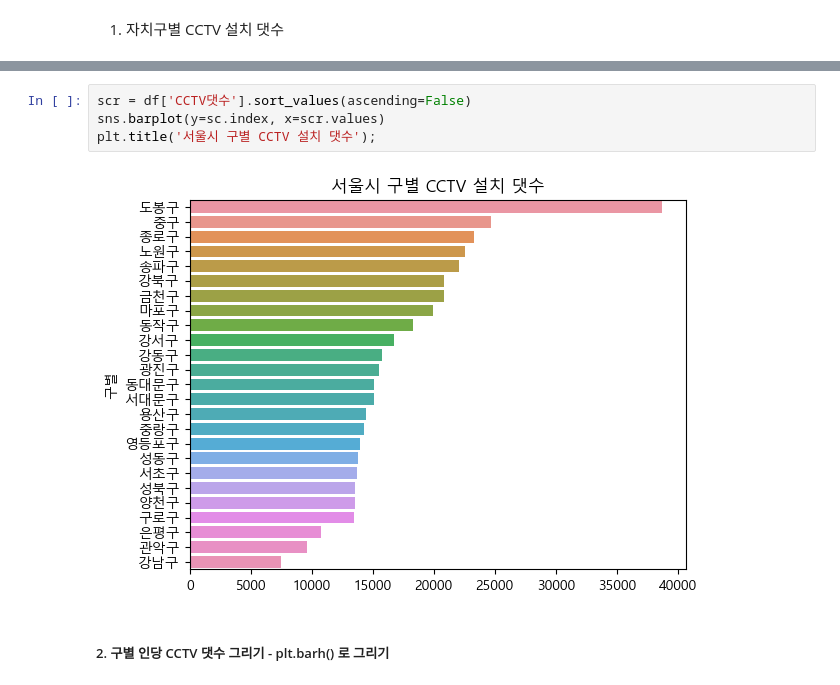
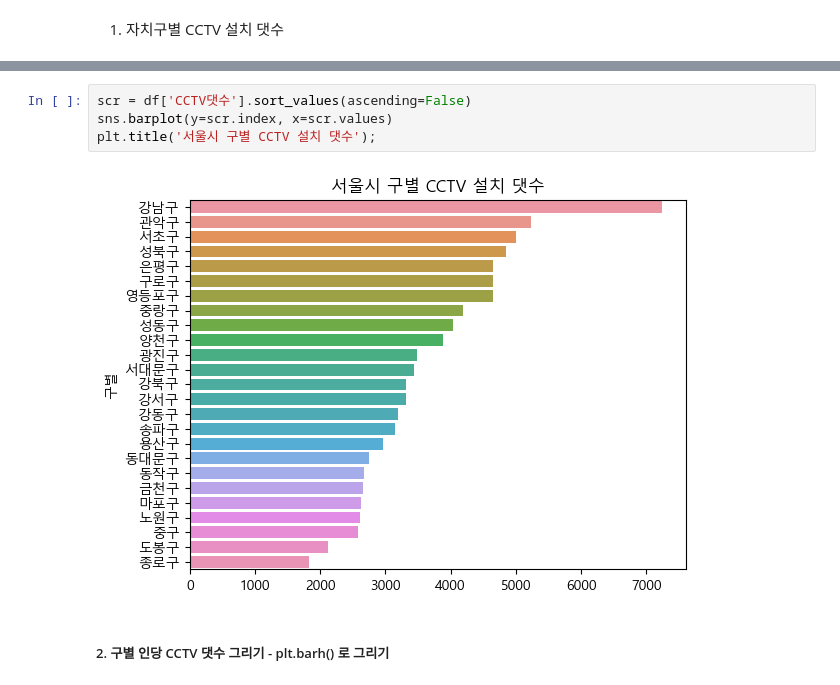
Before and after one commit to bong9C/DataAnalysis-2023.09, a Jupyter notebook: 03.시각화-/08.서울시cctv시각화.ipynb, the cells around one changed output, grey strips where cells are left out. Saved outputs shown, nothing was run; the diff lists cells and outputs as text.

```diff
--- a/03.시각화-/08.서울시cctv시각화.ipynb
+++ b/03.시각화-/08.서울시cctv시각화.ipynb
@@ -41,9 +41,9 @@ plt.title('서울시 구별 CCTV 설치 댓수');
 # %%
 scr = df['CCTV댓수'].sort_values(ascending=False)
-sns.barplot(y=sc.index, x=scr.values)
+sns.barplot(y=scr.index, x=scr.values)
 plt.title('서울시 구별 CCTV 설치 댓수');
 # %% [output]
-[figure, old version]
+[figure, new version]
 # %% [markdown]
 ##### 2. 구별 인당 CCTV 댓수 그리기 - plt.barh() 로 그리기
 # %%
```
Also changed, not shown: parts of 23 cells of this notebook, 1 other file.
